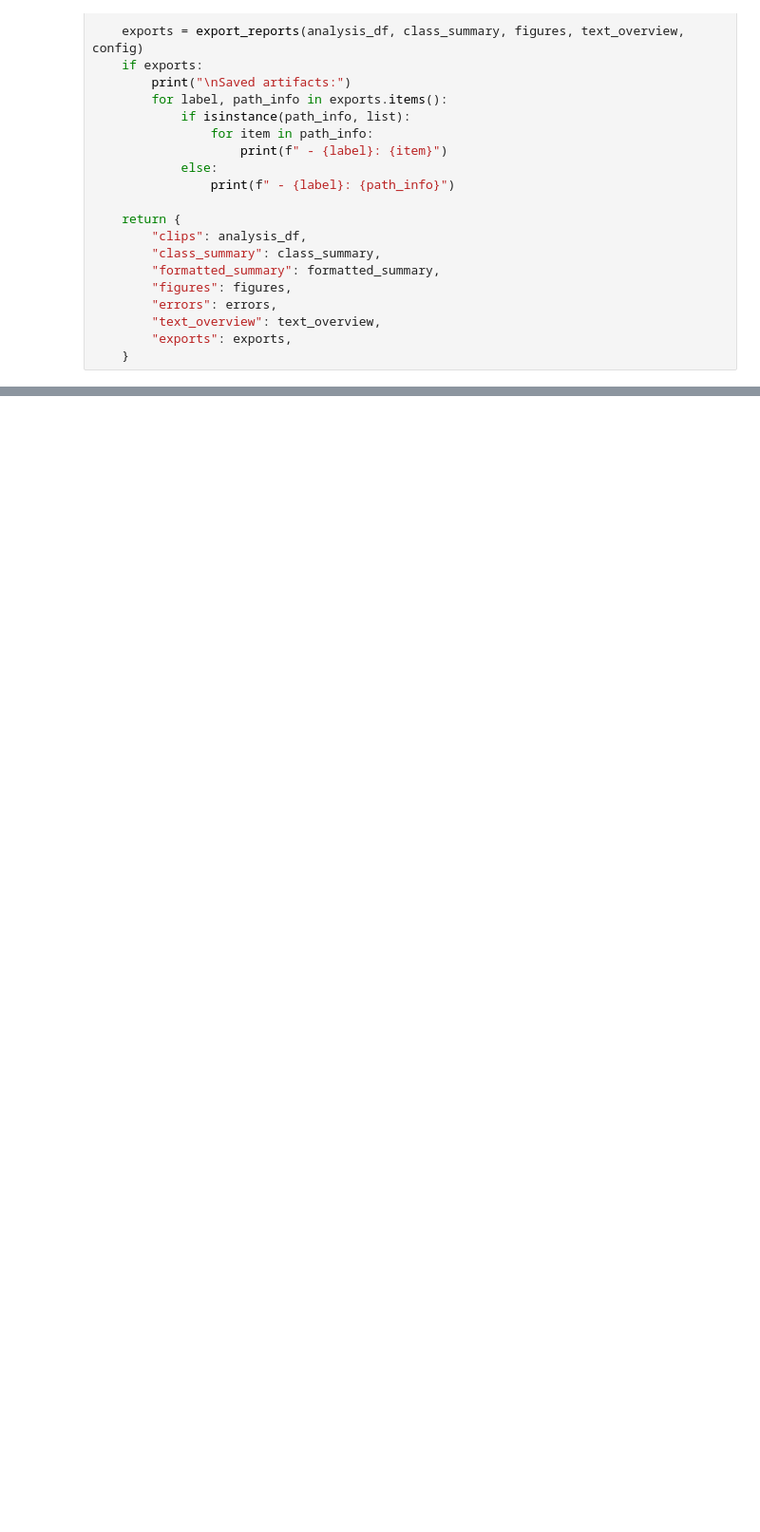
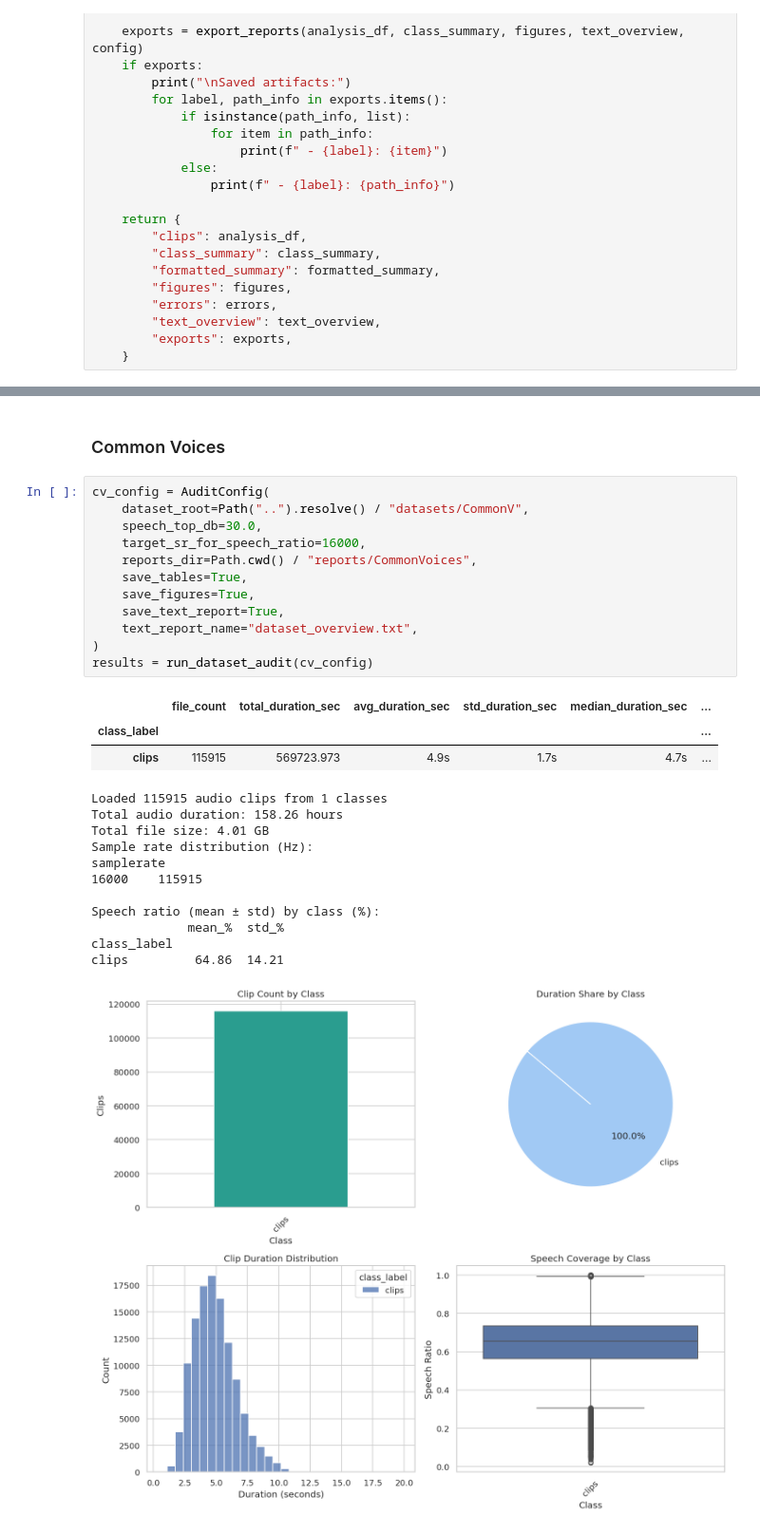
Before and after one commit to arvinsingh/welsh-test, a Jupyter notebook: notebooks/Analysis.ipynb, the cells around one changed output, grey strips where cells are left out. Shown at 95% size. Cells and saved outputs as stored; diff of their text form; blank space fills up the shorter version.

```diff
--- a/notebooks/Analysis.ipynb
+++ b/notebooks/Analysis.ipynb
@@ -465,0 +530,30 @@ results["errors"][:5]
+# %% [markdown]
+### Common Voices
+# %%
+cv_config = AuditConfig(
+    dataset_root=Path("..").resolve() / "datasets/CommonV",
+    speech_top_db=30.0,
+    target_sr_for_speech_ratio=16000,
+    reports_dir=Path.cwd() / "reports/CommonVoices",
+    save_tables=True,
+    save_figures=True,
+    save_text_report=True,
+    text_report_name="dataset_overview.txt",
+)
+results = run_dataset_audit(cv_config)
+# %% [output]
+|  | file_count | total_duration_sec | avg_duration_sec | std_duration_sec | median_duration_sec | ... |
+| class_label |  |  |  |  |  | ... |
+| clips | 115915 | 569723.973 | 4.9s | 1.7s | 4.7s | ... |
+Loaded 115915 audio clips from 1 classes
+Total audio duration: 158.26 hours
+Total file size: 4.01 GB
+Sample rate distribution (Hz):
+samplerate
+16000    115915
+
+Speech ratio (mean ± std) by class (%):
+             mean_%  std_%
+class_label
+clips         64.86  14.21
+[figure, added]
```
Also changed, not shown: parts of 11 cells of this notebook.
